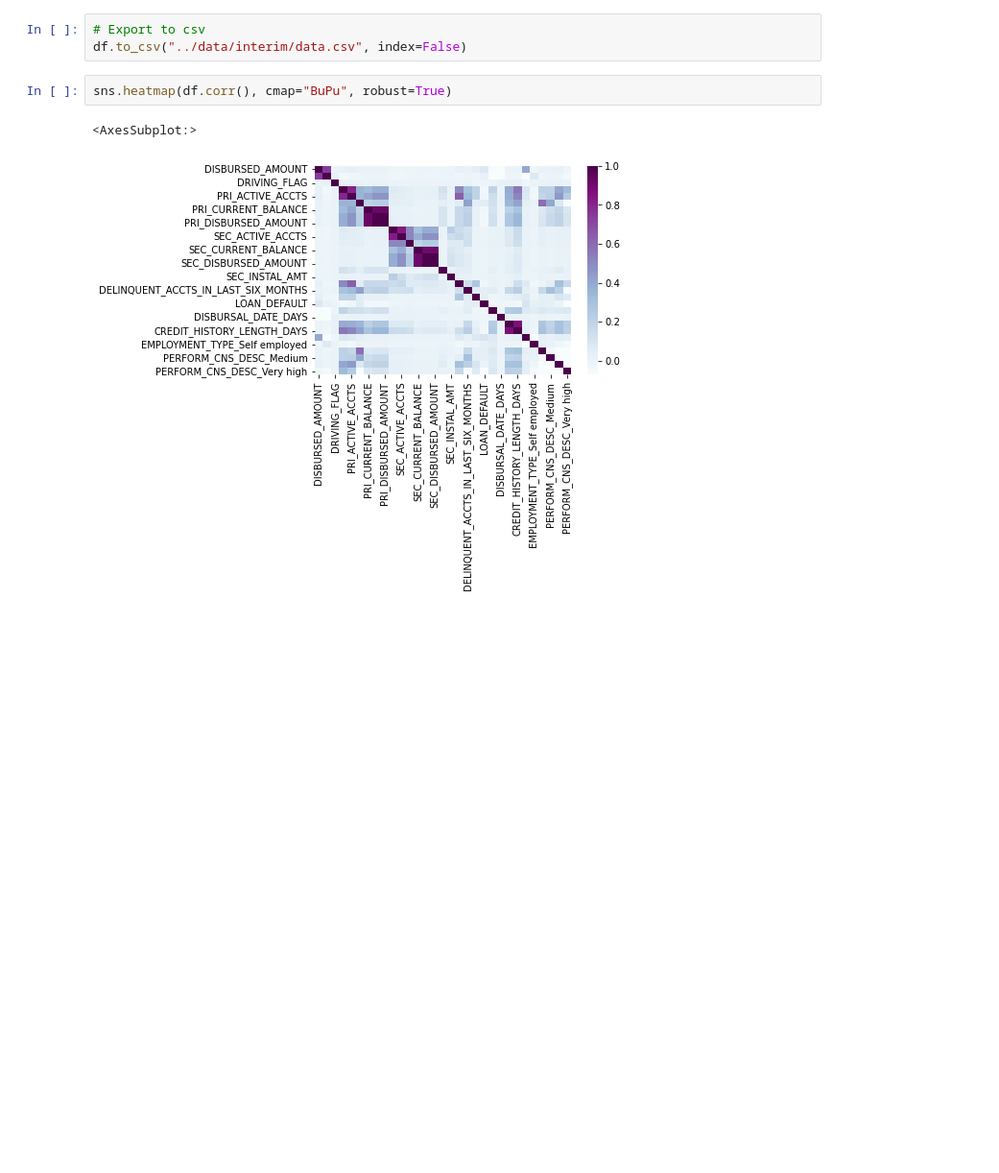
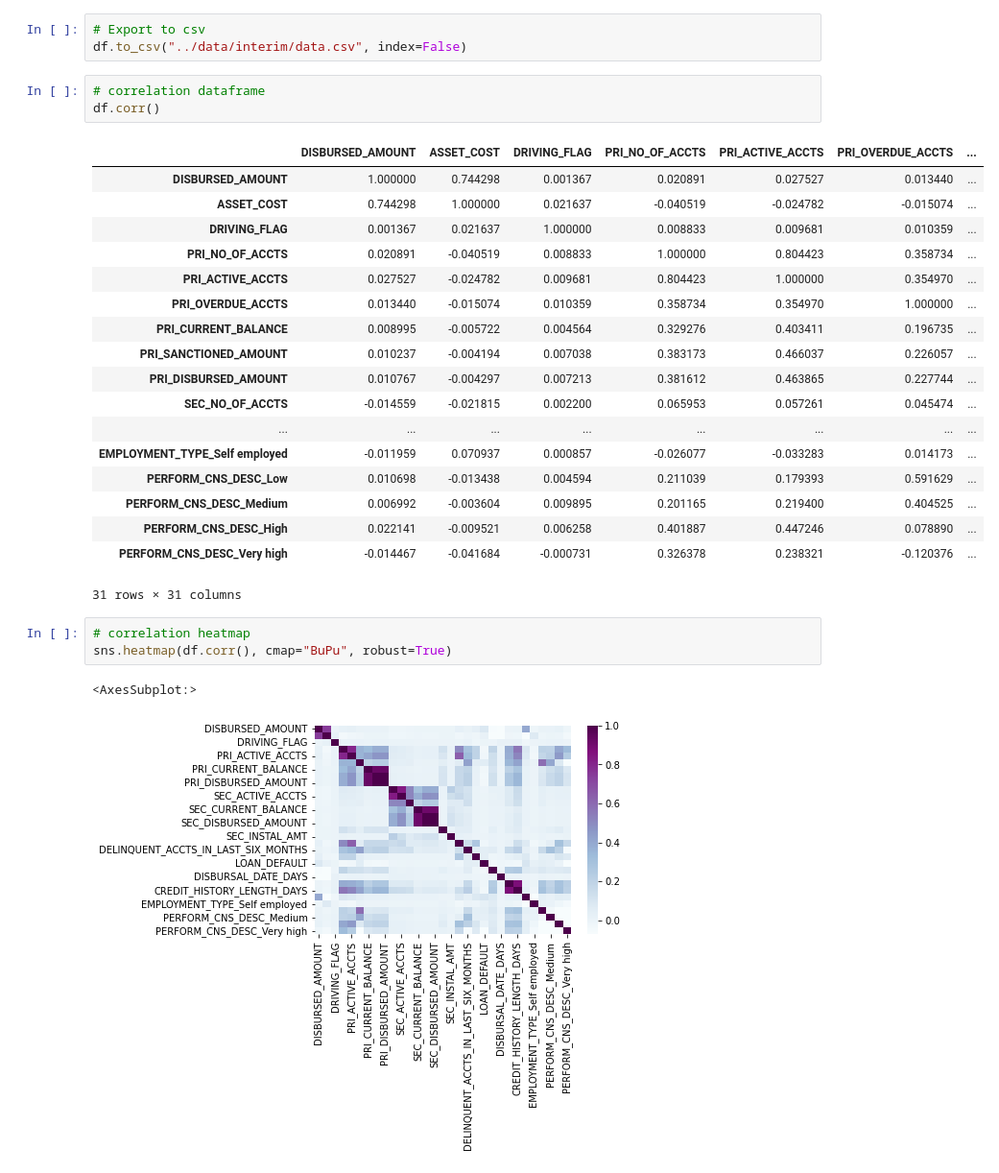
Before and after one commit to abduliante/vehicle-default-loan-prediction, a Jupyter notebook: notebooks/01_Data_Preprocessing.ipynb, the cells around one changed output. Shown at 96% size. Drawn from its saved outputs; the diff is of its cells as text; blank space fills up the shorter version.

```diff
--- a/notebooks/01_Data_Preprocessing.ipynb
+++ b/notebooks/01_Data_Preprocessing.ipynb
@@ -358,7 +375,30 @@ df.shape
 # %%
 # Export to csv
 df.to_csv("../data/interim/data.csv", index=False)
+# %%
+# correlation dataframe
+df.corr()
+# %% [output]
+|  | DISBURSED_AMOUNT | ASSET_COST | DRIVING_FLAG | PRI_NO_OF_ACCTS | PRI_ACTIVE_ACCTS | PRI_OVERDUE_ACCTS | ... |
+| DISBURSED_AMOUNT | 1.000000 | 0.744298 | 0.001367 | 0.020891 | 0.027527 | 0.013440 | ... |
+| ASSET_COST | 0.744298 | 1.000000 | 0.021637 | -0.040519 | -0.024782 | -0.015074 | ... |
+| DRIVING_FLAG | 0.001367 | 0.021637 | 1.000000 | 0.008833 | 0.009681 | 0.010359 | ... |
+| PRI_NO_OF_ACCTS | 0.020891 | -0.040519 | 0.008833 | 1.000000 | 0.804423 | 0.358734 | ... |
+| PRI_ACTIVE_ACCTS | 0.027527 | -0.024782 | 0.009681 | 0.804423 | 1.000000 | 0.354970 | ... |
+| PRI_OVERDUE_ACCTS | 0.013440 | -0.015074 | 0.010359 | 0.358734 | 0.354970 | 1.000000 | ... |
+| PRI_CURRENT_BALANCE | 0.008995 | -0.005722 | 0.004564 | 0.329276 | 0.403411 | 0.196735 | ... |
+| PRI_SANCTIONED_AMOUNT | 0.010237 | -0.004194 | 0.007038 | 0.383173 | 0.466037 | 0.226057 | ... |
+| PRI_DISBURSED_AMOUNT | 0.010767 | -0.004297 | 0.007213 | 0.381612 | 0.463865 | 0.227744 | ... |
+| SEC_NO_OF_ACCTS | -0.014559 | -0.021815 | 0.002200 | 0.065953 | 0.057261 | 0.045474 | ... |
+| ... | ... | ... | ... | ... | ... | ... | ... |
+| EMPLOYMENT_TYPE_Self employed | -0.011959 | 0.070937 | 0.000857 | -0.026077 | -0.033283 | 0.014173 | ... |
+| PERFORM_CNS_DESC_Low | 0.010698 | -0.013438 | 0.004594 | 0.211039 | 0.179393 | 0.591629 | ... |
+| PERFORM_CNS_DESC_Medium | 0.006992 | -0.003604 | 0.009895 | 0.201165 | 0.219400 | 0.404525 | ... |
+| PERFORM_CNS_DESC_High | 0.022141 | -0.009521 | 0.006258 | 0.401887 | 0.447246 | 0.078890 | ... |
+| PERFORM_CNS_DESC_Very high | -0.014467 | -0.041684 | -0.000731 | 0.326378 | 0.238321 | -0.120376 | ... |
+31 rows × 31 columns
 # %%
+# correlation heatmap
 sns.heatmap(df.corr(), cmap="BuPu", robust=True)
 # %% [output]
 <AxesSubplot:>
```
Also changed, not shown: parts of 6 cells of this notebook, 1 other file.
